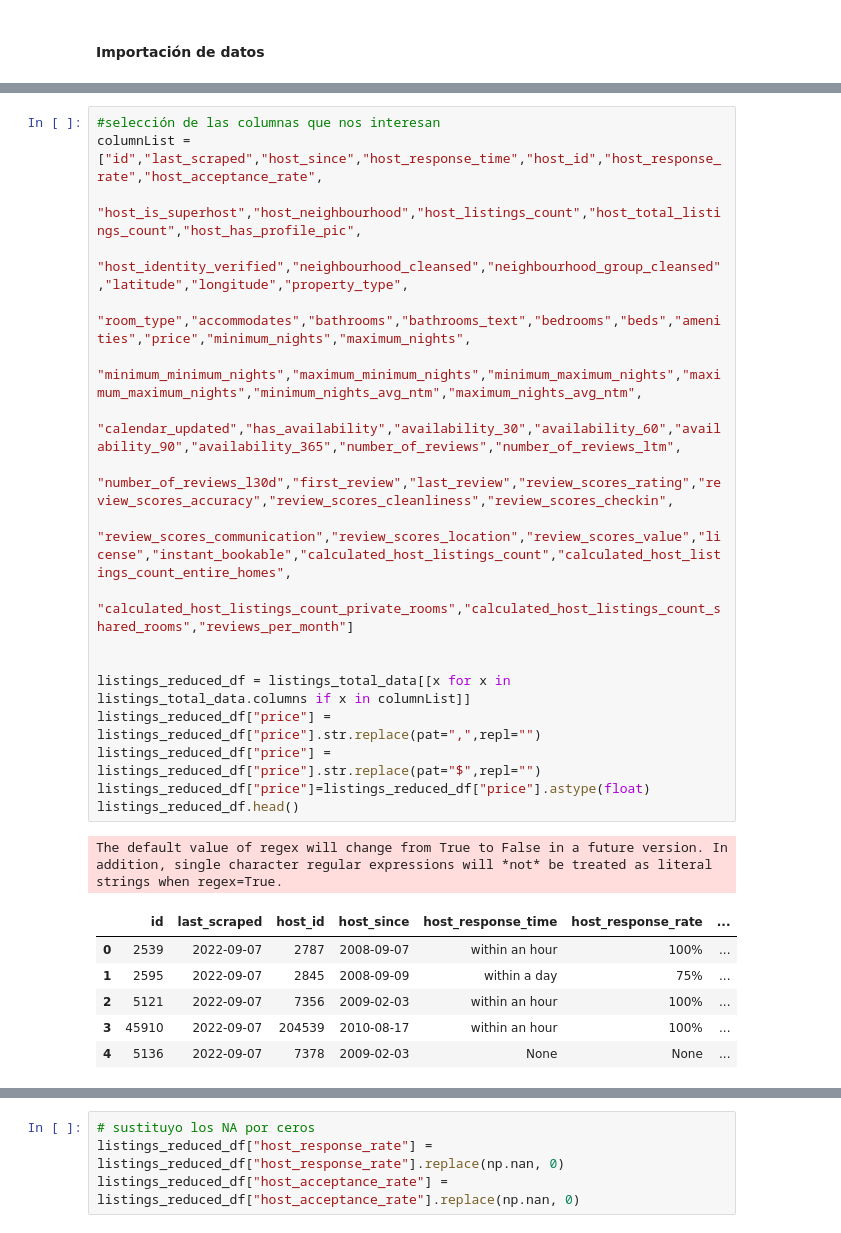
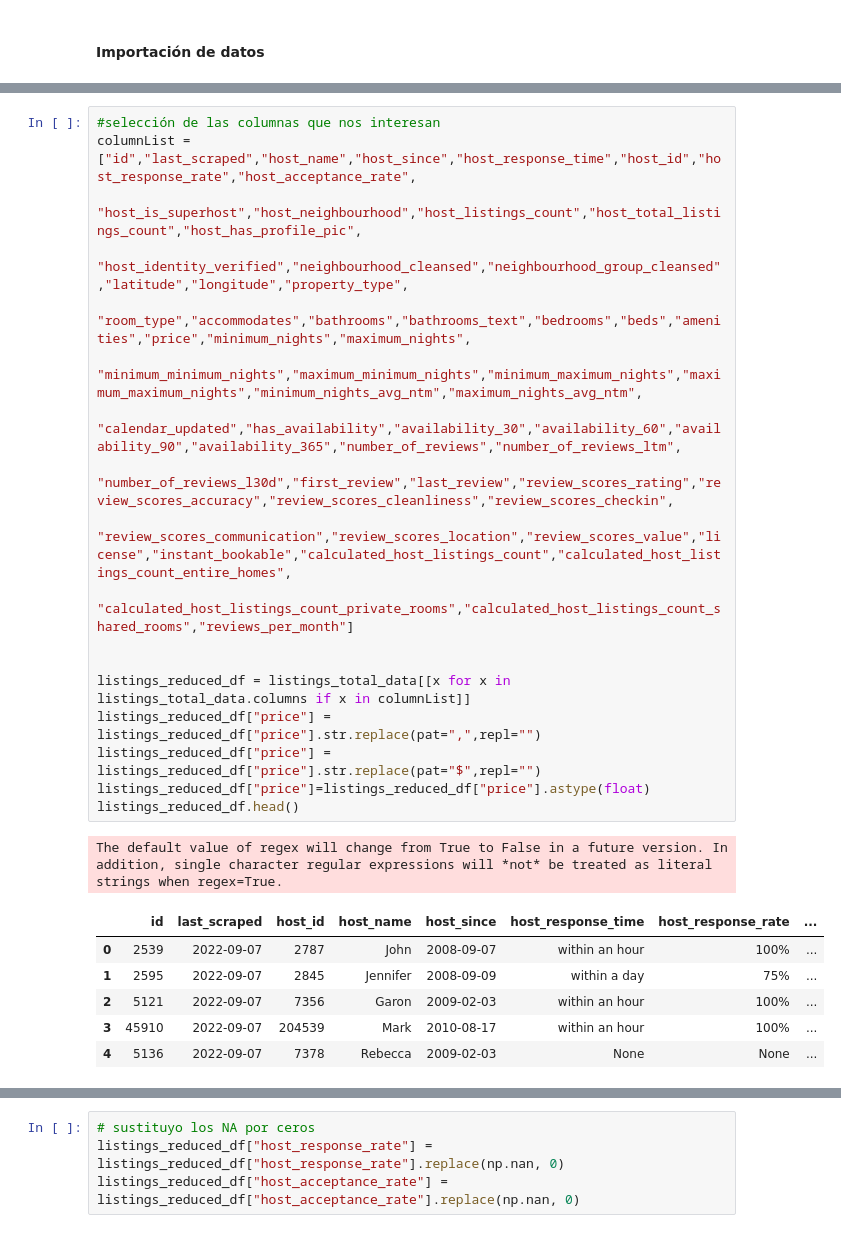
Before and after one commit to Divasson/VisualizacionDatosAirBnB, a Jupyter notebook: Dash/graphs/dash_graphs_info.ipynb, the cells around one changed output, grey strips where cells are left out. Cells and saved outputs as stored; diff of their text form.

```diff
--- a/Dash/graphs/dash_graphs_info.ipynb
+++ b/Dash/graphs/dash_graphs_info.ipynb
@@ -70,30 +70,30 @@ listings_total_data.head()
 | 4 | 5136 | https://www.airbnb.com/rooms/5136 | 20220907064715 | 2022-09-07 | city scrape | Spacious Brooklyn Duplex, Patio +... | We welcome you to stay in our lov... | None | ... |
 # %%
 #selección de las columnas que nos interesan
-columnList = ["id","last_scraped","host_since","host_response_time","host_id","host_response_rate","host_acceptance_rate",
+columnList = ["id","last_scraped","host_name","host_since","host_response_time","host_id","host_response_rate","host_acceptance_rate",
               "host_is_superhost","host_neighbourhood","host_listings_count","host_total_listings_count","host_has_profile_pic",
               "host_identity_verified","neighbourhood_cleansed","neighbourhood_group_cleansed","latitude","longitude","property_type",
               "room_type","accommodates","bathrooms","bathrooms_text","bedrooms","beds","amenities","price","minimum_nights","maximum_nights",
               "minimum_minimum_nights","maximum_minimum_nights","minimum_maximum_nights","maximum_maximum_nights","minimum_nights_avg_ntm","maximum_nights_avg_ntm",
               "calendar_updated","has_availability","availability_30","availability_60","availability_90","availability_365","number_of_reviews","number_of_reviews_ltm",
               "number_of_reviews_l30d","first_review","last_review","review_scores_rating","review_scores_accuracy","review_scores_cleanliness","review_scores_checkin",
               "review_scores_communication","review_scores_location","review_scores_value","license","instant_bookable","calculated_host_listings_count","calculated_host_listings_count_entire_homes",
               "calculated_host_listings_count_private_rooms","calculated_host_listings_count_shared_rooms","reviews_per_month"]
 
 
 listings_reduced_df = listings_total_data[[x for x in listings_total_data.columns if x in columnList]]
 listings_reduced_df["price"] = listings_reduced_df["price"].str.replace(pat=",",repl="")
 listings_reduced_df["price"] = listings_reduced_df["price"].str.replace(pat="$",repl="")
 listings_reduced_df["price"]=listings_reduced_df["price"].astype(float)
 listings_reduced_df.head()
 # %% [output]
 The default value of regex will change from True to False in a future version. In addition, single character regular expressions will *not* be treated as literal strings when regex=True.
-|  | id | last_scraped | host_id | host_since | host_response_time | host_response_rate | ... |
-| 0 | 2539 | 2022-09-07 | 2787 | 2008-09-07 | within an hour | 100% | ... |
-| 1 | 2595 | 2022-09-07 | 2845 | 2008-09-09 | within a day | 75% | ... |
-| 2 | 5121 | 2022-09-07 | 7356 | 2009-02-03 | within an hour | 100% | ... |
-| 3 | 45910 | 2022-09-07 | 204539 | 2010-08-17 | within an hour | 100% | ... |
-| 4 | 5136 | 2022-09-07 | 7378 | 2009-02-03 | None | None | ... |
+|  | id | last_scraped | host_id | host_name | host_since | host_response_time | host_response_rate | ... |
+| 0 | 2539 | 2022-09-07 | 2787 | John | 2008-09-07 | within an hour | 100% | ... |
+| 1 | 2595 | 2022-09-07 | 2845 | Jennifer | 2008-09-09 | within a day | 75% | ... |
+| 2 | 5121 | 2022-09-07 | 7356 | Garon | 2009-02-03 | within an hour | 100% | ... |
+| 3 | 45910 | 2022-09-07 | 204539 | Mark | 2010-08-17 | within an hour | 100% | ... |
+| 4 | 5136 | 2022-09-07 | 7378 | Rebecca | 2009-02-03 | None | None | ... |
 # %%
 # reemplazamos los "%" para obtener valores numericos de los ratios
 listings_reduced_df["host_response_rate"] = listings_reduced_df["host_response_rate"].replace({'%':''}, regex=True)
```
Also changed, not shown: parts of 9 cells of this notebook.
